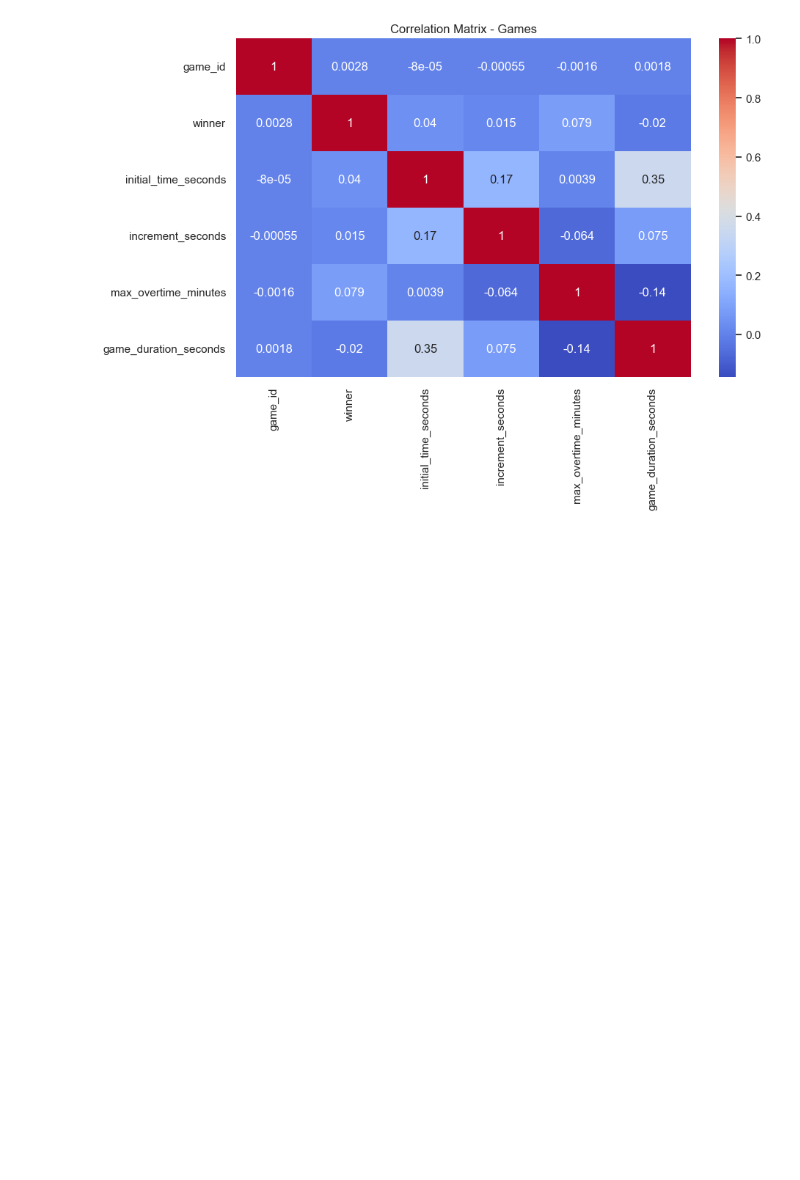
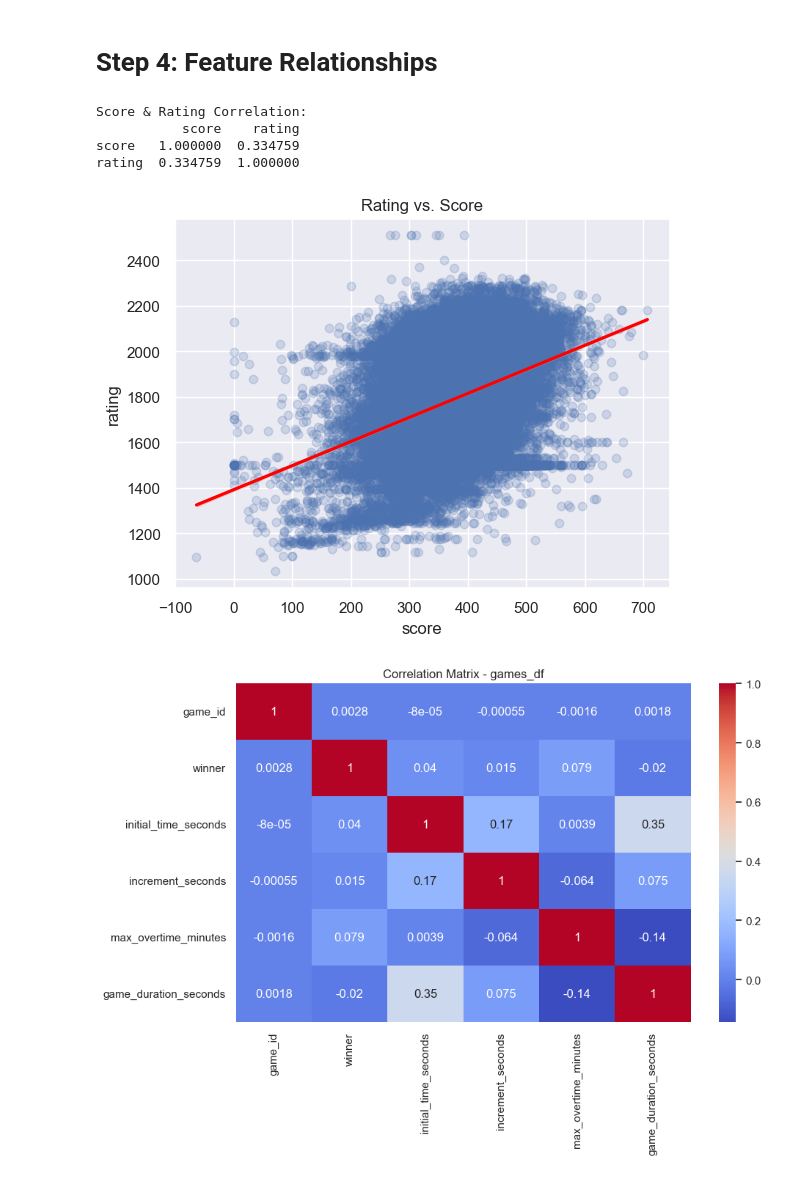
Before and after one commit to OrBenNaim/Scrabble, a Jupyter notebook: Jupyter Notebook/Scrabble_EDA.ipynb, the cells around one changed output. Cells and saved outputs as stored; diff of their text form; code cells hidden in the pictures; blank space fills up the shorter version.

```diff
--- a/Jupyter Notebook/Scrabble_EDA.ipynb
+++ b/Jupyter Notebook/Scrabble_EDA.ipynb
@@ -133,12 +233,53 @@ Name: count, dtype: int64
+# %% [markdown]
+# Step 4: Feature Relationships
 # %%
-# === Correlation ===
-# Keep only numerical columns
-numeric_cols = games.select_dtypes(include='number')
+#=== Rating vs. Score graph ===
 
-# Now compute the correlation
+print(f"Score & Rating Correlation:\n{train_df_without_bots[['score', 'rating']].corr()}")
+
+# Define the nicknames to exclude
+exclude_nicknames = ['BetterBot', 'STEEBot', 'HastyBot']
+
+# Create a boolean mask
+mask = train_df['nickname'].isin(exclude_nicknames)
+
+# Use ~mask to get only the rows NOT in the list
+train_df_without_bots = train_df[~mask]
+
+sns.regplot(data=train_df_without_bots, x='score', y='rating', scatter_kws={'alpha':0.2}, line_kws={'color':'red'})
+plt.title('Rating vs. Score')
+plt.show()
+
+
+
+# Heatmap Correlation for games_df
+numeric_cols = games_df.select_dtypes(include='number')
+
 plt.figure(figsize=(10, 6))
 sns.heatmap(numeric_cols.corr(), annot=True, cmap="coolwarm")
-plt.title("Correlation Matrix - Games")
+plt.title("Correlation Matrix - games_df")
 plt.show()
+
+
+# Heatmap Correlation for turns_df
+numeric_cols = turns_df.select_dtypes(include='number')
+
+plt.figure(figsize=(10, 6))
+sns.heatmap(numeric_cols.corr(), annot=True, cmap="coolwarm")
+plt.title("Correlation Matrix - turns_df")
+plt.show()
+
+# Heatmap Correlation for train_df
+numeric_cols = train_df.select_dtypes(include='number')
+
+plt.figure(figsize=(10, 6))
+sns.heatmap(numeric_cols.corr(), annot=True, cmap="coolwarm")
+plt.title("Correlation Matrix - train_df")
+plt.show()
 # %% [output]
+Score & Rating Correlation:
+           score    rating
+score   1.000000  0.334759
+rating  0.334759  1.000000
-[figure, old version]
+[figure, new version]
+[figure, added]
```
Also changed, not shown: parts of 8 cells of this notebook.
